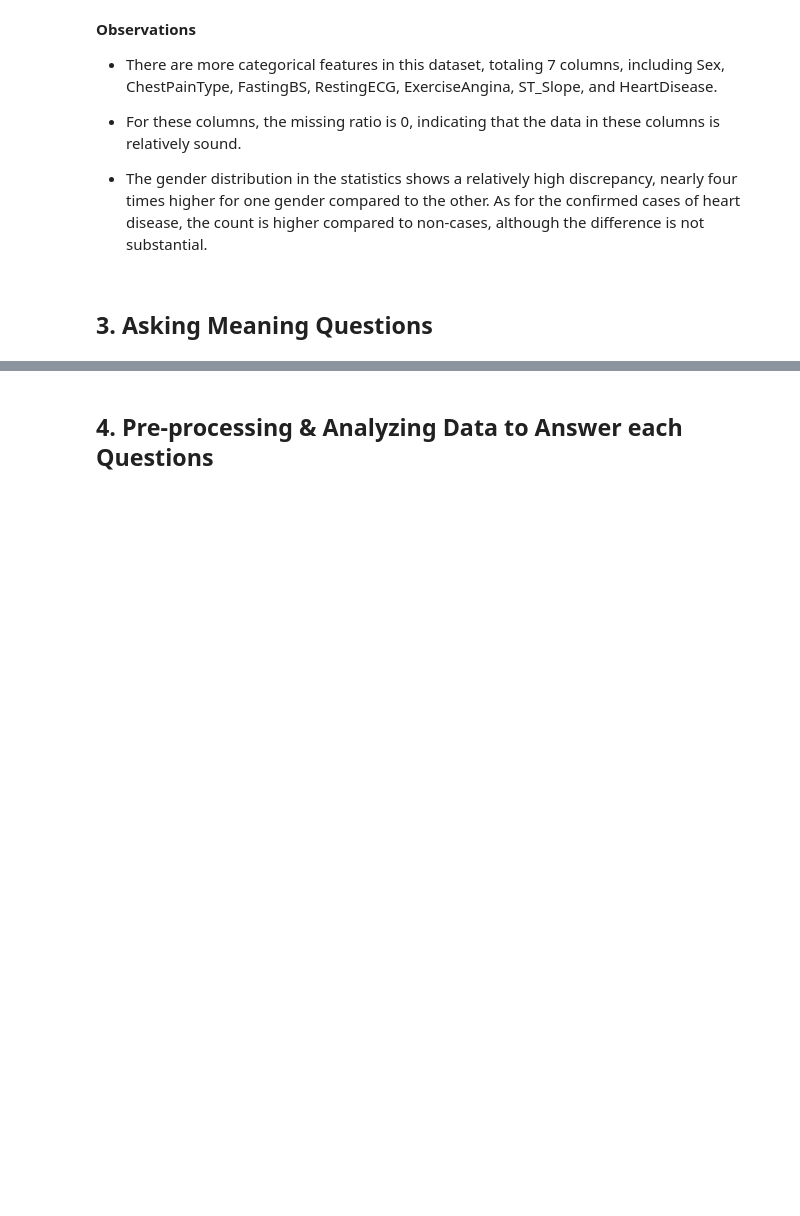
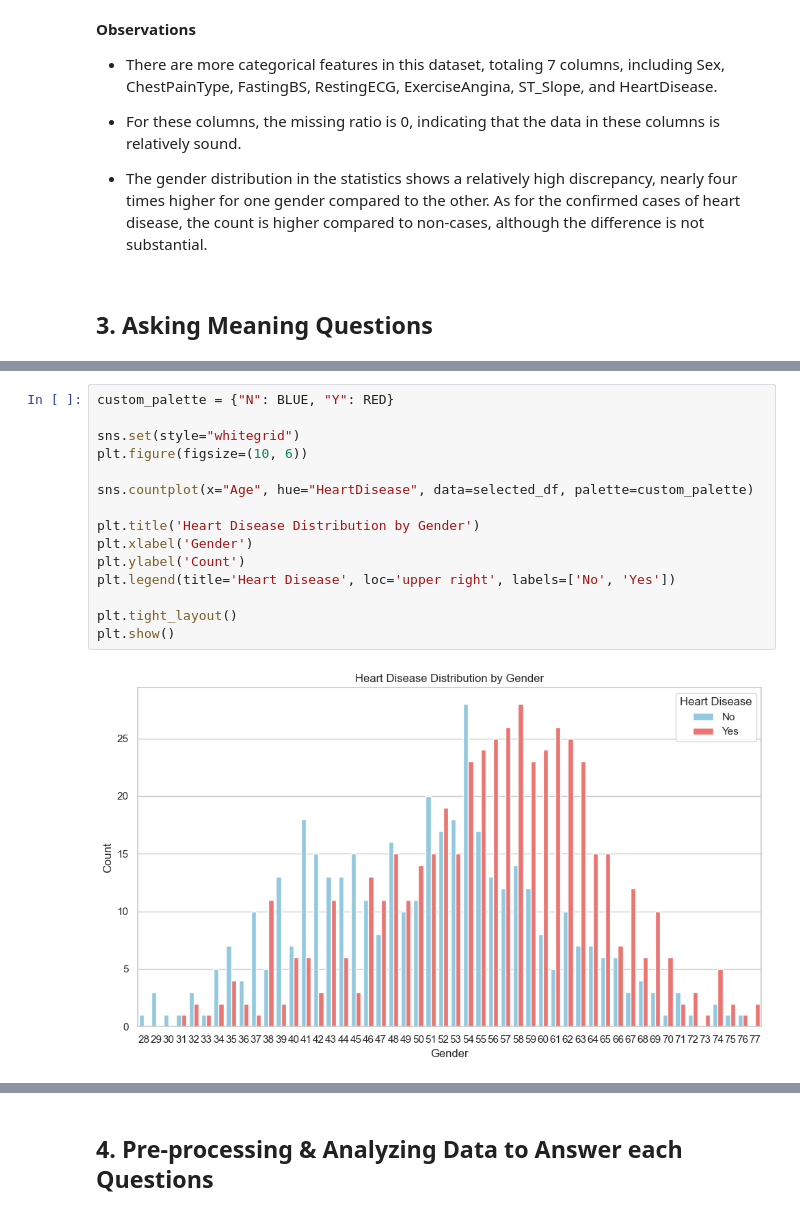
Before and after one commit to Deadinside-at-HCMUS/CSC17104-project, a Jupyter notebook: Notebook.ipynb, the cells around one changed output, grey strips where cells are left out. Saved outputs shown, nothing was run; the diff lists cells and outputs as text; blank space fills up the shorter version.

```diff
--- a/Notebook.ipynb
+++ b/Notebook.ipynb
@@ -378,0 +499,17 @@ plt.show()
+# %%
+custom_palette = {"N": BLUE, "Y": RED}
+
+sns.set(style="whitegrid")
+plt.figure(figsize=(10, 6))
+
+sns.countplot(x="Age", hue="HeartDisease", data=selected_df, palette=custom_palette)
+
+plt.title('Heart Disease Distribution by Gender')
+plt.xlabel('Gender')
+plt.ylabel('Count')
+plt.legend(title='Heart Disease', loc='upper right', labels=['No', 'Yes'])
+
+plt.tight_layout()
+plt.show()
+# %% [output]
+[figure, added]
```
Also changed, not shown: parts of 38 cells of this notebook.
